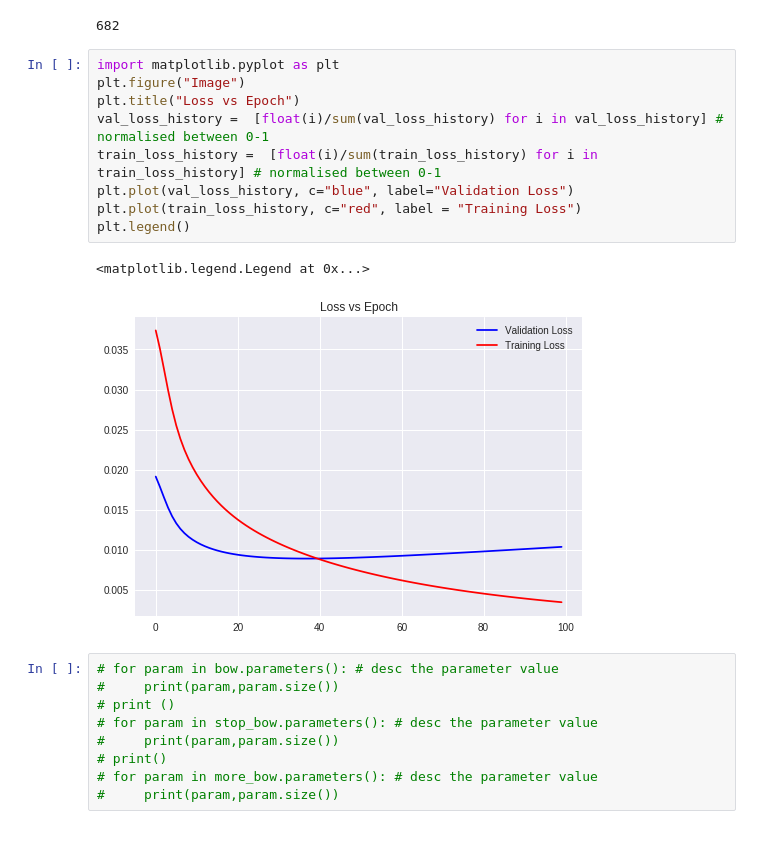
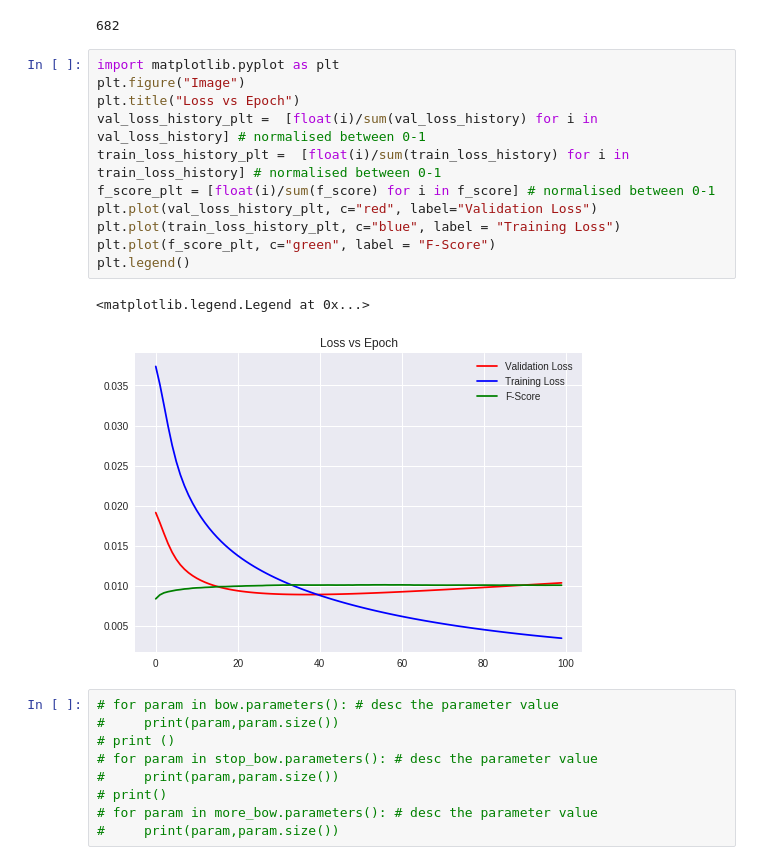
Before and after one commit to rajeshsahu09/IMDB_Sentiment_Analysis, a Jupyter notebook: DL_Assign.ipynb, the cells around one changed output. Drawn from its saved outputs; the diff is of its cells as text.

```diff
--- a/DL_Assign.ipynb
+++ b/DL_Assign.ipynb
@@ -436,15 +436,17 @@ gc.collect()
 # %%
 import matplotlib.pyplot as plt
 plt.figure("Image")
 plt.title("Loss vs Epoch")
-val_loss_history =  [float(i)/sum(val_loss_history) for i in val_loss_history] # normalised between 0-1
-train_loss_history =  [float(i)/sum(train_loss_history) for i in train_loss_history] # normalised between 0-1
-plt.plot(val_loss_history, c="blue", label="Validation Loss")
-plt.plot(train_loss_history, c="red", label = "Training Loss")
+val_loss_history_plt =  [float(i)/sum(val_loss_history) for i in val_loss_history] # normalised between 0-1
+train_loss_history_plt =  [float(i)/sum(train_loss_history) for i in train_loss_history] # normalised between 0-1
+f_score_plt = [float(i)/sum(f_score) for i in f_score] # normalised between 0-1
+plt.plot(val_loss_history_plt, c="red", label="Validation Loss")
+plt.plot(train_loss_history_plt, c="blue", label = "Training Loss")
+plt.plot(f_score_plt, c="green", label = "F-Score")
 plt.legend()
 # %% [output]
 <matplotlib.legend.Legend at 0x...>
-[figure, old version]
+[figure, new version]
 # %%
 # for param in bow.parameters(): # desc the parameter value
 #     print(param,param.size())
```
